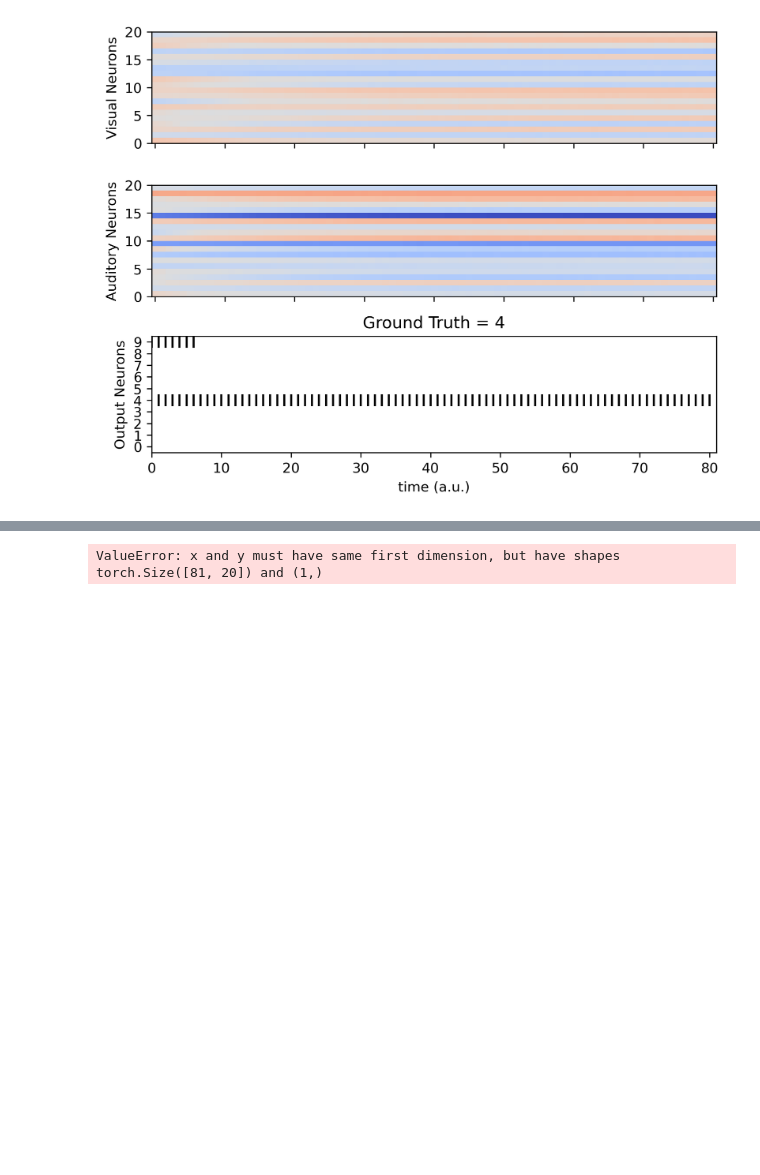
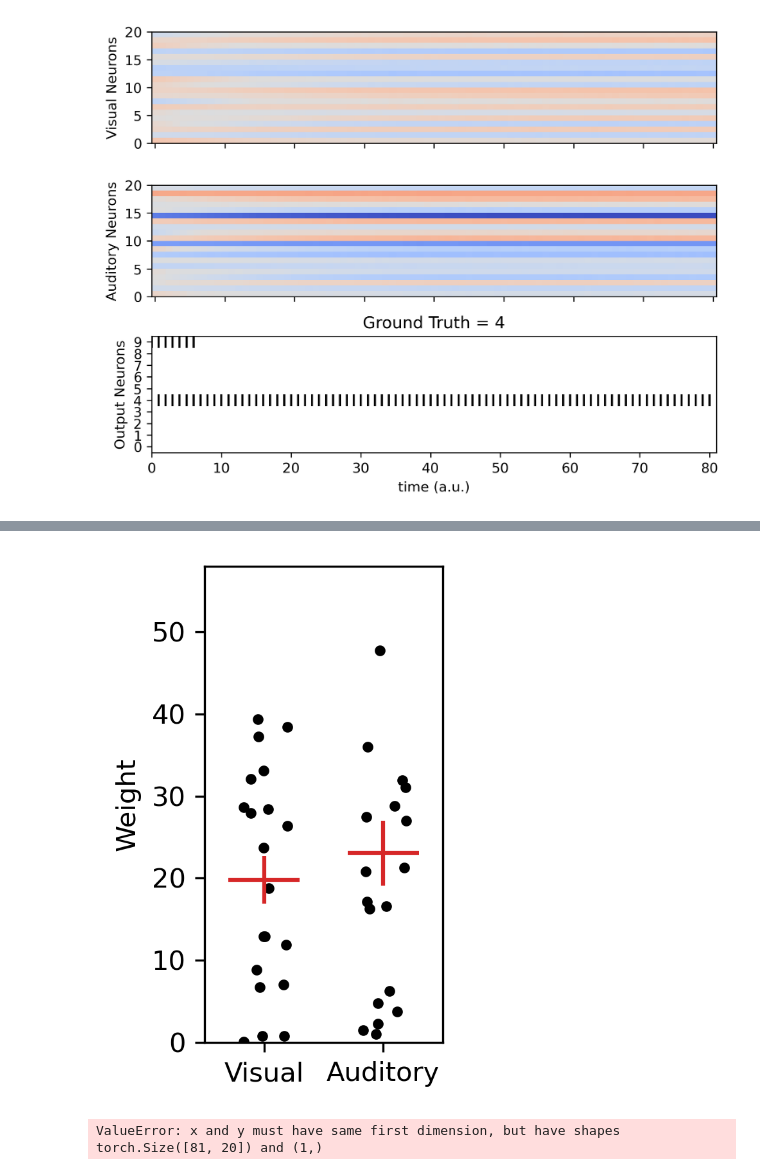
Before and after one commit to dylanmmartins/multimodal-SNN, a Jupyter notebook: population_integration.ipynb, the cells around one changed output, grey strips where cells are left out. Drawn from its saved outputs; the diff is of its cells as text; code cells hidden in the pictures; blank space fills up the shorter version.

```diff
--- a/population_integration.ipynb
+++ b/population_integration.ipynb
@@ -243,0 +223,3 @@ tensor([[ -2.5926,  -8.6573,  24.7131,  ...,  18.2712,  32.5042, -13.9249],
+# %%
+def jitter(x, sz, scale):
+    return x + np.random.uniform(-scale, scale, sz)
@@ -243,0 +230,27 @@ tensor([[ -2.5926,  -8.6573,  24.7131,  ...,  18.2712,  32.5042, -13.9249],
+# %%
+fig, ax1 = plt.subplots(1,1, dpi=300, figsize=(2,3))
+ax1.plot(jitter(0, 20, 0.2), l1_weights[:20], 'k.')
+ax1.plot(jitter(1, 20, 0.2), l1_weights[20:], 'k.')
+ax1.set_xlim([-0.5,1.5])
+ax1.set_ylim([0,58])
+ax1.set_xticks([0,1], labels=['Visual','Auditory'])
+ax1.hlines(l1_weights[:20].mean(), -0.3, 0.3, color='tab:red')
+ax1.hlines(l1_weights[20:].mean(), 0.7, 1.3, color='tab:red')
+v_stderr = l1_weights[:20].std() / np.sqrt(20)
+a_stderr = l1_weights[20:].std() / np.sqrt(20)
+ax1.vlines(
+    0,
+    l1_weights[:20].mean()-v_stderr,
+    l1_weights[:20].mean()+v_stderr,
+    color='tab:red'
+)
+ax1.vlines(
+    1,
+    l1_weights[20:].mean()-a_stderr,
+    l1_weights[20:].mean()+a_stderr,
+    color='tab:red'
+)
+ax1.set_ylabel('Weight')
+fig.tight_layout()
+# %% [output]
+[figure, added]
```
Also changed, not shown: parts of 16 cells of this notebook, 1 other file.
